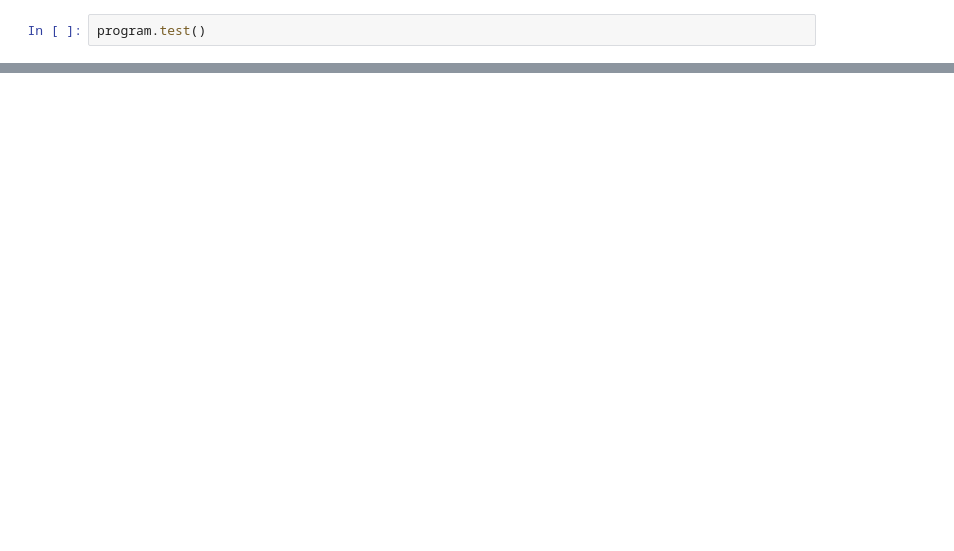
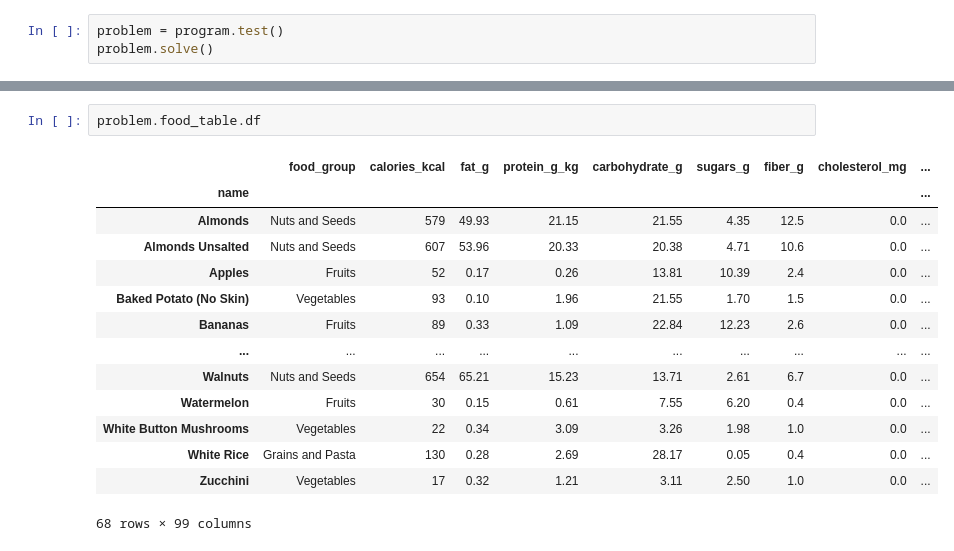
Before and after one commit to aindilis/mealsolver, a Jupyter notebook: Explorer.ipynb, the cells around one changed output, grey strips where cells are left out. Cells and saved outputs as stored; diff of their text form; blank space fills up the shorter version.

```diff
--- a/Explorer.ipynb
+++ b/Explorer.ipynb
@@ -3,2 +4,3 @@ import program
 # %%
-program.test()
+problem = program.test()
+problem.solve()
@@ -18,0 +39,17 @@ See the caveats in the documentation: https://pandas.pydata.org/pandas-docs/stab
+# %%
+problem.food_table.df
+# %% [output]
+|  | food_group | calories_kcal | fat_g | protein_g_kg | carbohydrate_g | sugars_g | fiber_g | cholesterol_mg | ... |
+| name |  |  |  |  |  |  |  |  | ... |
+| Almonds | Nuts and Seeds | 579 | 49.93 | 21.15 | 21.55 | 4.35 | 12.5 | 0.0 | ... |
+| Almonds Unsalted | Nuts and Seeds | 607 | 53.96 | 20.33 | 20.38 | 4.71 | 10.6 | 0.0 | ... |
+| Apples | Fruits | 52 | 0.17 | 0.26 | 13.81 | 10.39 | 2.4 | 0.0 | ... |
+| Baked Potato (No Skin) | Vegetables | 93 | 0.10 | 1.96 | 21.55 | 1.70 | 1.5 | 0.0 | ... |
+| Bananas | Fruits | 89 | 0.33 | 1.09 | 22.84 | 12.23 | 2.6 | 0.0 | ... |
+| ... | ... | ... | ... | ... | ... | ... | ... | ... | ... |
+| Walnuts | Nuts and Seeds | 654 | 65.21 | 15.23 | 13.71 | 2.61 | 6.7 | 0.0 | ... |
+| Watermelon | Fruits | 30 | 0.15 | 0.61 | 7.55 | 6.20 | 0.4 | 0.0 | ... |
+| White Button Mushrooms | Vegetables | 22 | 0.34 | 3.09 | 3.26 | 1.98 | 1.0 | 0.0 | ... |
+| White Rice | Grains and Pasta | 130 | 0.28 | 2.69 | 28.17 | 0.05 | 0.4 | 0.0 | ... |
+| Zucchini | Vegetables | 17 | 0.32 | 1.21 | 3.11 | 2.50 | 1.0 | 0.0 | ... |
+68 rows × 99 columns
```
Also changed, not shown: parts of 13 cells of this notebook, 7 other files.
